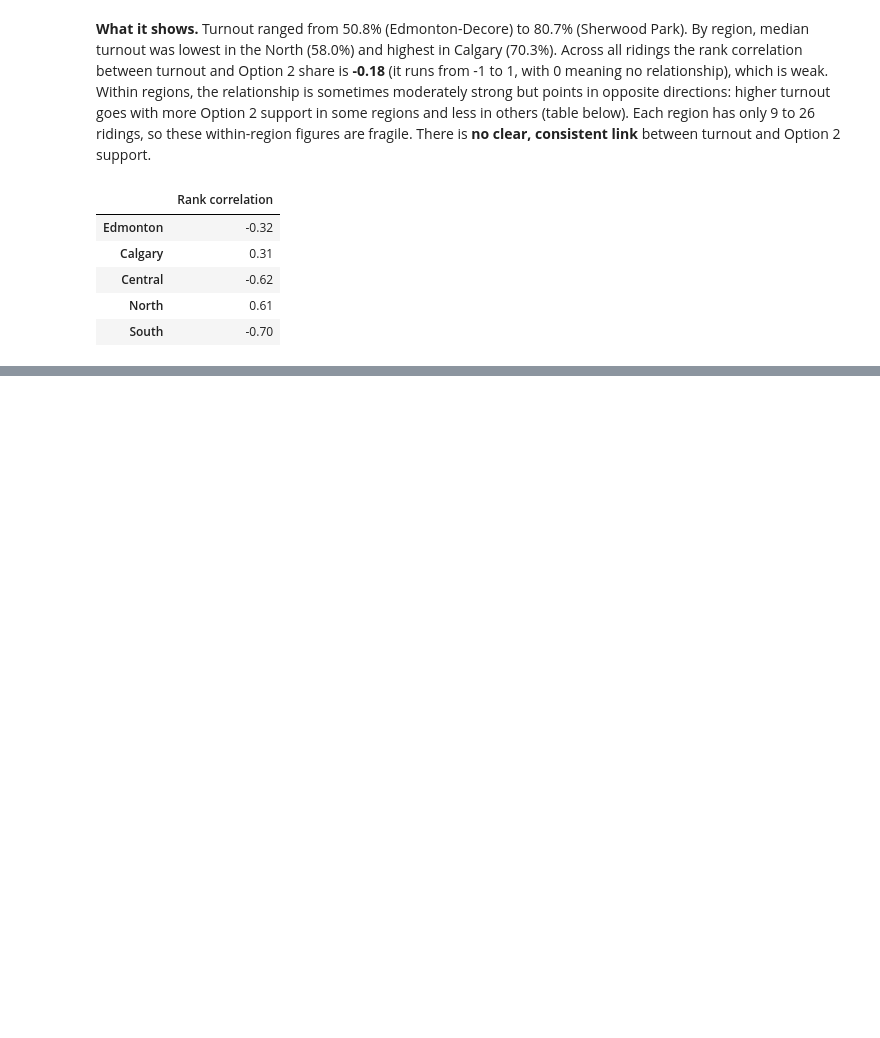
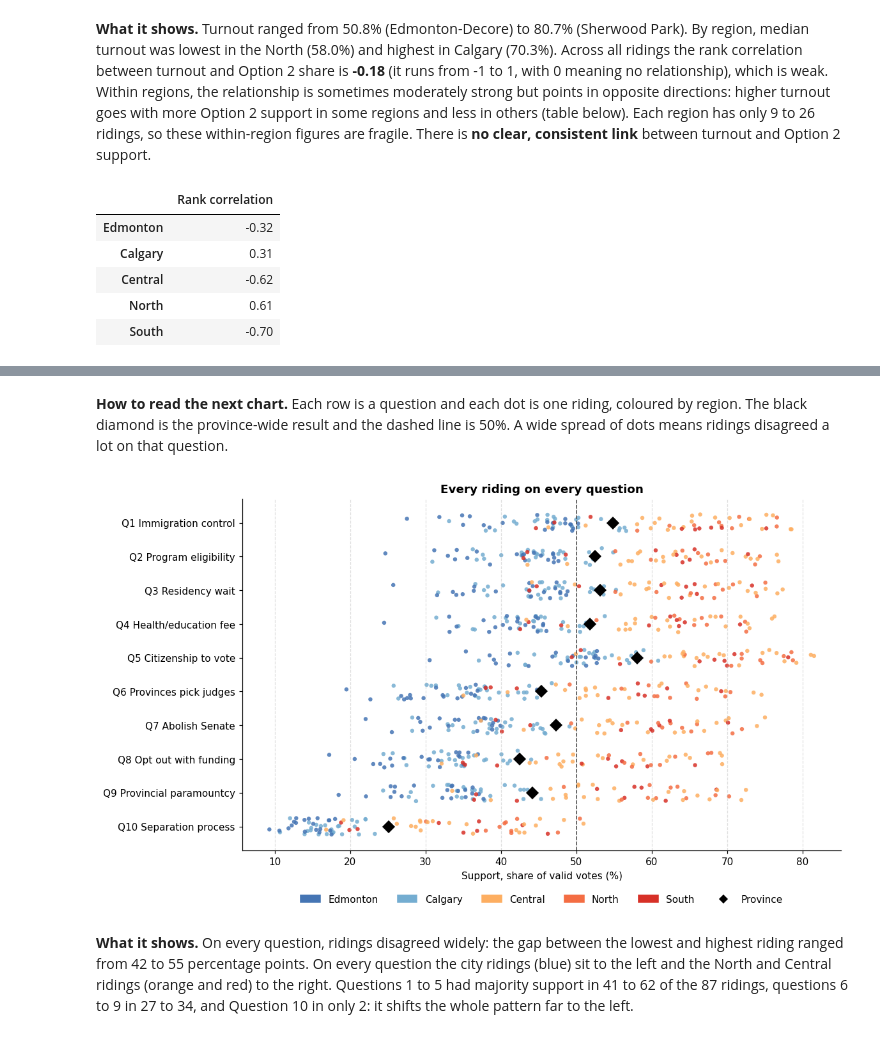
Before and after one commit to TheZarif/alberta-referendum, a Jupyter notebook: notebooks/06-spatial_analysis.ipynb, the cells around one changed output, grey strips where cells are left out. Cells and saved outputs as stored; diff of their text form; code cells hidden in the pictures; blank space fills up the shorter version.

```diff
--- a/notebooks/06-spatial_analysis.ipynb
+++ b/notebooks/06-spatial_analysis.ipynb
@@ -473,0 +538,37 @@ Option 2 support.
+# %% [markdown]
+**How to read the next chart.** Each row is a question and each dot is one riding, coloured by region. The black diamond is the province-wide result and the dashed line is 50%. A wide spread of dots means ridings disagreed a lot on that question.
+# %%
+fig, ax = plt.subplots(figsize=(11, 6.5))
+rng_jitter = np.random.default_rng(1)
+for row, q in enumerate(QS):
+    jitter = rng_jitter.uniform(-0.25, 0.25, len(support))
+    ax.scatter(support[q], row + jitter, c=gdf["region"].map(REGION_COLOURS), s=18, edgecolor="none", alpha=0.85)
+    ax.plot(prov_support[q], row, marker="D", color="black", markersize=8)
+ax.axvline(50, color="#444444", linestyle="--", linewidth=1)
+ax.set_yticks(range(len(QS)))
+ax.set_yticklabels([QUESTION_LABELS[q] for q in QS])
+ax.invert_yaxis()
+ax.set_xlabel("Support, share of valid votes (%)")
+ax.set_title("Every riding on every question")
+handles = [mpatches.Patch(color=REGION_COLOURS[r], label=r) for r in REGION_ORDER]
+handles.append(plt.Line2D([0], [0], marker="D", color="black", linestyle="none", label="Province"))
+ax.legend(handles=handles, loc="upper center", bbox_to_anchor=(0.5, -0.1), ncol=6, frameon=False)
+ax.grid(axis="x", linestyle="--", alpha=0.4)
+plt.show()
+
+spread = support.max() - support.min()
+maj = (support > 50).sum()
+note(f"""**What it shows.** On every question, ridings disagreed widely: the gap between the lowest and highest
+riding ranged from {spread.min():.0f} to {spread.max():.0f} percentage points. On every question the city ridings
+(blue) sit to the left and the North and Central ridings (orange and red) to the right. Questions 1 to 5 had
+majority support in {maj[[1, 2, 3, 4, 5]].min()} to {maj[[1, 2, 3, 4, 5]].max()} of the 87 ridings, questions 6 to 9 in
+{maj[[6, 7, 8, 9]].min()} to {maj[[6, 7, 8, 9]].max()}, and Question 10 in only {maj[10]}: it shifts the whole pattern
+far to the left.""")
+# %% [output]
+[figure, added]
+**What it shows.** On every question, ridings disagreed widely: the gap between the lowest and highest
+riding ranged from 42 to 55 percentage points. On every question the city ridings
+(blue) sit to the left and the North and Central ridings (orange and red) to the right. Questions 1 to 5 had
+majority support in 41 to 62 of the 87 ridings, questions 6 to 9 in
+27 to 34, and Question 10 in only 2: it shifts the whole pattern
+far to the left.
```
Also changed, not shown: parts of 16 cells of this notebook, 6 other files.
